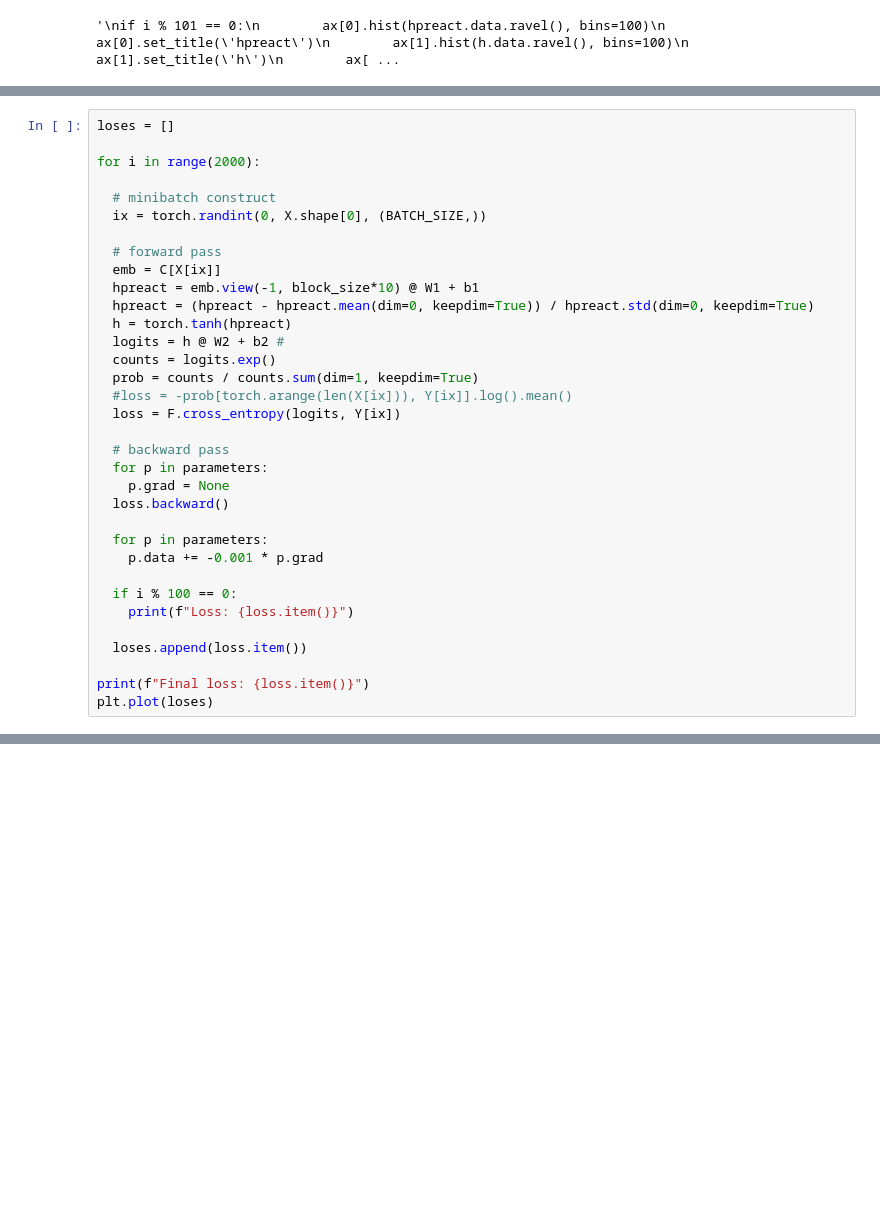
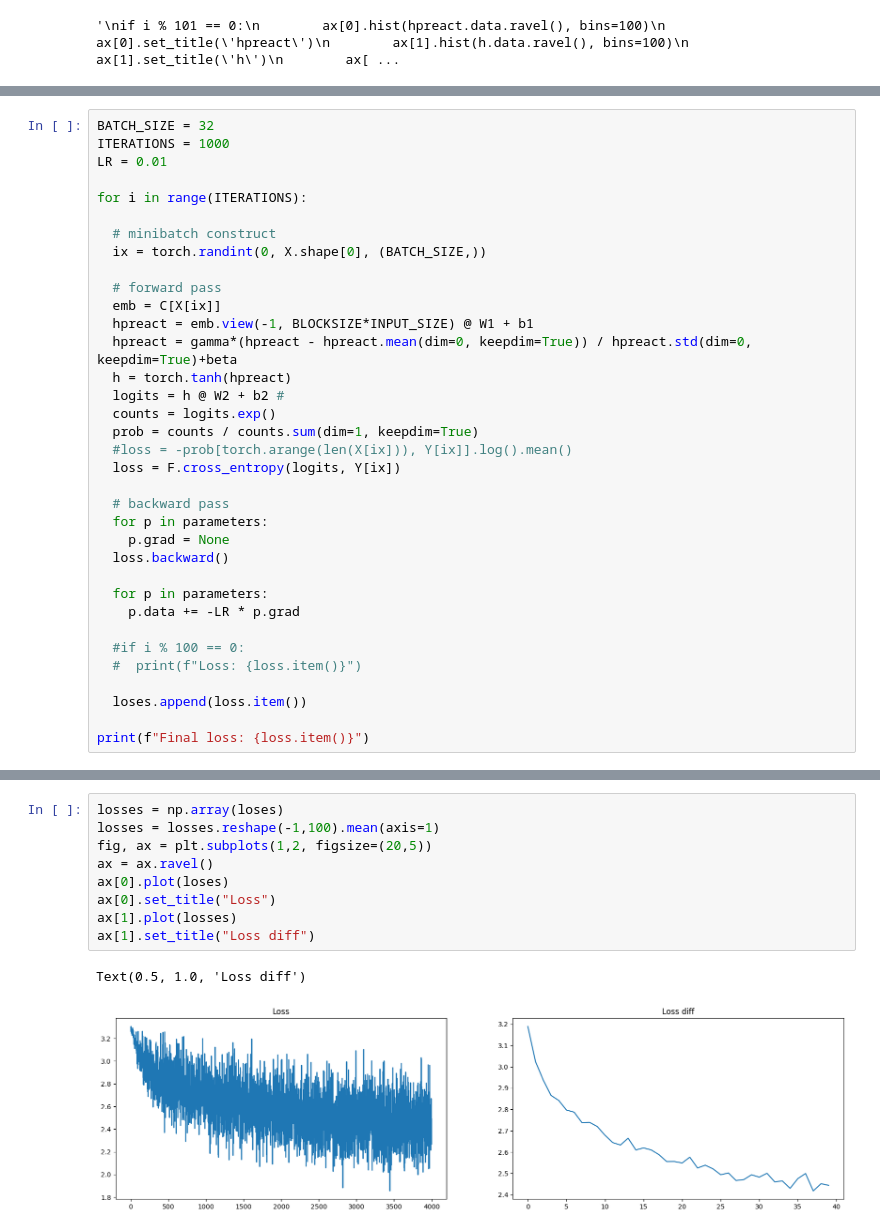
Before and after one commit to OlofssonFredrik/NN, a Jupyter notebook: eda.ipynb, the cells around one changed output, grey strips where cells are left out. Drawn from its saved outputs; the diff is of its cells as text; blank space fills up the shorter version.

```diff
--- a/eda.ipynb
+++ b/eda.ipynb
@@ -475,15 +432,17 @@ for p in parameters:
 # %%
-loses = []
+BATCH_SIZE = 32
+ITERATIONS = 1000
+LR = 0.01
 
-for i in range(2000):
+for i in range(ITERATIONS):
 
   # minibatch construct
   ix = torch.randint(0, X.shape[0], (BATCH_SIZE,))
 
   # forward pass
   emb = C[X[ix]]
-  hpreact = emb.view(-1, block_size*10) @ W1 + b1
-  hpreact = (hpreact - hpreact.mean(dim=0, keepdim=True)) / hpreact.std(dim=0, keepdim=True)
+  hpreact = emb.view(-1, BLOCKSIZE*INPUT_SIZE) @ W1 + b1
+  hpreact = gamma*(hpreact - hpreact.mean(dim=0, keepdim=True)) / hpreact.std(dim=0, keepdim=True)+beta
   h = torch.tanh(hpreact)
   logits = h @ W2 + b2 #
   counts = logits.exp()
@@ -497,12 +456,11 @@ for i in range(2000):
   loss.backward()
 
   for p in parameters:
-    p.data += -0.001 * p.grad
+    p.data += -LR * p.grad
 
-  if i % 100 == 0:
-    print(f"Loss: {loss.item()}")
+  #if i % 100 == 0:
+  #  print(f"Loss: {loss.item()}")
 
   loses.append(loss.item())
 
 print(f"Final loss: {loss.item()}")
-plt.plot(loses)
@@ -508,0 +469,12 @@ plt.plot(loses)
+# %%
+losses = np.array(loses)
+losses = losses.reshape(-1,100).mean(axis=1)
+fig, ax = plt.subplots(1,2, figsize=(20,5))
+ax = ax.ravel()
+ax[0].plot(loses)
+ax[0].set_title("Loss")
+ax[1].plot(losses)
+ax[1].set_title("Loss diff")
+# %% [output]
+Text(0.5, 1.0, 'Loss diff')
+[figure, added]
```
Also changed, not shown: parts of 11 cells of this notebook, 1 other file.
